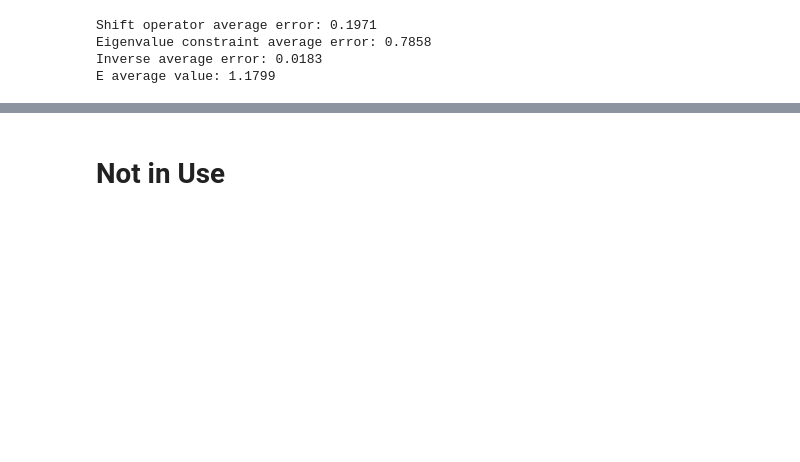
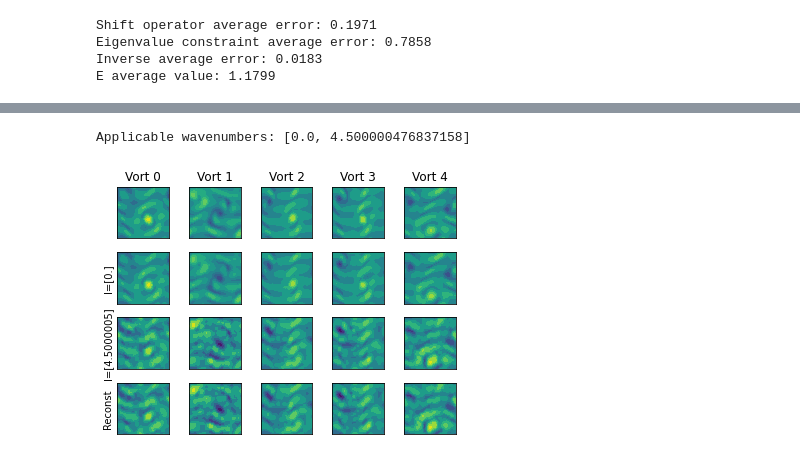
Before and after one commit to Oafish1/Autoencoder-Eigenanalysis, a Jupyter notebook: notebook.ipynb, the cells around one changed output, grey strips where cells are left out. Drawn from its saved outputs; the diff is of its cells as text; code cells hidden in the pictures; blank space fills up the shorter version.

Commit message:
Correct eigspace projections and PCA
The problem is the shift operator

```diff
--- a/notebook.ipynb
+++ b/notebook.ipynb
@@ -163,7 +153,7 @@ autoencoder = autoencoder.cpu()
 n = 9
 alpha = 2*np.pi/n
 omega = snapshots
-omega_test = test_snapshots[:5]
+omega_test = test_snapshots
 omega_prime = torch.stack([torch.Tensor(DS.translate_fx(z, base_shape=base_shape, dx=dx, x_shift=alpha)) for z in omega]).unsqueeze(1)
 E = autoencoder(omega)[0].T.detach()
 E_test = autoencoder(omega_test)[0].T.detach()
@@ -271,21 +262,45 @@ E_steps[-1].detach().cpu() - E
 Lambda, V = [t.detach() for t in torch.linalg.eig(T)]
 W = torch.linalg.eig(T.T)[1].detach()
 wavenumbers = (torch.log(Lambda) / (1j*alpha))
-tol = 1e-12
+# tol = .1  # 1e-12
+wavenumbers_unique, idx, counts = np.unique(wavenumbers.real, return_counts=True, return_index=True)
 P = []
 used_l = []
-for l in range(int(1+wavenumbers.real.nan_to_num().max())):
-    idx = np.argwhere(np.abs(wavenumbers.real - l) < tol).squeeze()
+# for l in range(int(1+wavenumbers.real.nan_to_num().max())):
+for l in wavenumbers_unique[np.argwhere(counts > 1)]:
+    if np.isnan(l):
+        continue
+    # idx = np.argwhere(np.abs(wavenumbers.real - l) < tol).squeeze()
     # Only consider degenerate eigenvalues
-    if len(idx.shape) < 1 or idx.shape[0] < 2:
-        continue
+    # if len(idx.shape) < 1 or idx.shape[0] < 2:
+    #     continue
+    idx = np.argwhere(wavenumbers.real == l[0])[0]
     used_l.append(l)
 
+    # Calculate eigspace
+    eigvecs = V[:, idx].detach()
+    projector = (E_test.T.detach().type(torch.complex64) @ eigvecs) @ eigvecs.T
+    projector = projector.unsqueeze(1)
+
     # Calculate eigspace via PCA
-    # Z = V - V.mean(dim=0)
+    # V_mean = V[:, idx].mean(dim=1)
+    # Z = V[:, idx].T - V_mean
     # lam, v = torch.linalg.eig(Z.T @ Z)
+    # sort_idx = list(np.argsort(lam))[::-1]
+    # eigvecs = v[:, sort_idx][:, [0]].detach()
+    # projector = (E_test.T.type(torch.complex64) @ eigvecs) @ eigvecs.T + E_mean
+    # projector = projector.unsqueeze(1)
+
+    # Literally just PCA
+    # idx = range(32)
+    # E_mean = E_test.T.mean(dim=0)
+    # Z = E_test.T - E_mean
+    # lam, v = torch.linalg.eig(Z.T @ Z)
+    # sort_idx = list(np.argsort(lam))[::-1]
+    # v = v[:, sort_idx]
     # eigvecs = v[:, idx].detach()
-    # projector = (E_test.T.detach().type(torch.complex64) @ eigvecs).unsqueeze(2).expand(-1, -1, E.shape[0]) * eigvecs.T
+    # projector = (Z.type(torch.complex64) @ eigvecs) @ eigvecs.T + E_mean
+    # projector = projector.unsqueeze(1)
 
     # Calculate eigspace via bi-orthogonal basis
     # V_l, W_l = V[:, idx], W[:, idx]
@@ -294,64 +309,55 @@ for l in range(int(1+wavenumbers.real.nan_to_num().max())):
     # Xi_dagger_l = (torch.inverse(Q) @ W_l.conj().T).conj().T
     # projector = (E_test.T.detach().type(torch.complex64) @ Xi_dagger_l).unsqueeze(2).expand(-1, -1, E.shape[0]) * Xi_l.T
 
-    # Calculate eigspace
-    eigvecs = V[:, idx].detach()
-    projector = (E_test.T.detach().type(torch.complex64) @ eigvecs).unsqueeze(2).expand(-1, -1, E.shape[0]) * eigvecs.T
-
-    # Perform PCA
-    # Z = projector - projector.mean(dim=0)
-    # lam, v = torch.linalg.eig(Z.transpose(1, 2) @ Z)
-    # sort_idx = np.argsort(lam)
-    # for i, s_idx in enumerate(sort_idx):
-    #     v[i] = v[i][:, list(s_idx)[::-1]]
-    # projector = v.detach()[:, [0]]
-
     # Record
     P.append(projector)
 
-print(f'Applicable wavenumbers: {used_l}')
+print(f'Applicable wavenumbers: {[float(x) for x in used_l]}')
 SP = [p.sum(dim=1) for p in P]
+# %% [output]
+Applicable wavenumbers: [0.0, 4.500000476837158]
 # %%
 # Preview reconstruction
+sample_num = 5
 fig_shape = (len(SP)+2, omega_test.shape[0])
 fig = plt.figure(figsize=fig_shape[::-1])
 for i in range(fig_shape[0]):
     # Actual
     if i == 0:
-        for j, vort in enumerate(omega_test):
+        for j, vort in enumerate(omega_test[:sample_num]):
             ax = fig.add_subplot(*fig_shape, j+1)
             ax.contourf(*axis_array, vort[0, :, :], vmin=-1, vmax=1)
             ax.set_aspect('equal')
             ax.set_xticks([])
             ax.set_yticks([])
             ax.set_title(f'Vort {j}')
 
     # Predicted
     elif i != fig_shape[0]-1:
         if i == 1:
-            decodes = autoencoder.decoder(SP[i-1].real).detach().cpu()
+            decodes = autoencoder.decoder(SP[0][:sample_num].real).detach().cpu()
         else:
-            decodes = autoencoder.decoder((SP[0]+SP[i-1]).real).detach().cpu()
+            decodes = autoencoder.decoder((SP[0][:sample_num]+SP[i-1][:sample_num]).real).detach().cpu()
         for j, vort in enumerate(decodes):
             ax = fig.add_subplot(*fig_shape, i*fig_shape[1]+1+j)
             ax.contourf(*axis_array, vort[0, :, :], vmin=-1, vmax=1)
             ax.set_aspect('equal')
             ax.set_xticks([])
             ax.set_yticks([])
             if j == 0:
                 ax.set_ylabel(f'l={used_l[i-1]}')
     # Reconstructed
     else:
-        decodes = autoencoder.decoder(sum(SP).real).detach().cpu()
+        decodes = autoencoder.decoder(sum(SP)[:sample_num].real).detach().cpu()
         for j, vort in enumerate(decodes):
             ax = fig.add_subplot(*fig_shape, i*fig_shape[1]+1+j)
             ax.contourf(*axis_array, vort[0, :, :], vmin=-1, vmax=1)
             ax.set_aspect('equal')
             ax.set_xticks([])
             ax.set_yticks([])
             if j == 0:
                 ax.set_ylabel(f'Reconst')
 fig.tight_layout()
 plt.show()
+# %% [output]
+[figure, added]
-# %% [markdown]
-# Not in Use
```
Also changed, not shown: parts of 6 cells of this notebook, 1 other file.
